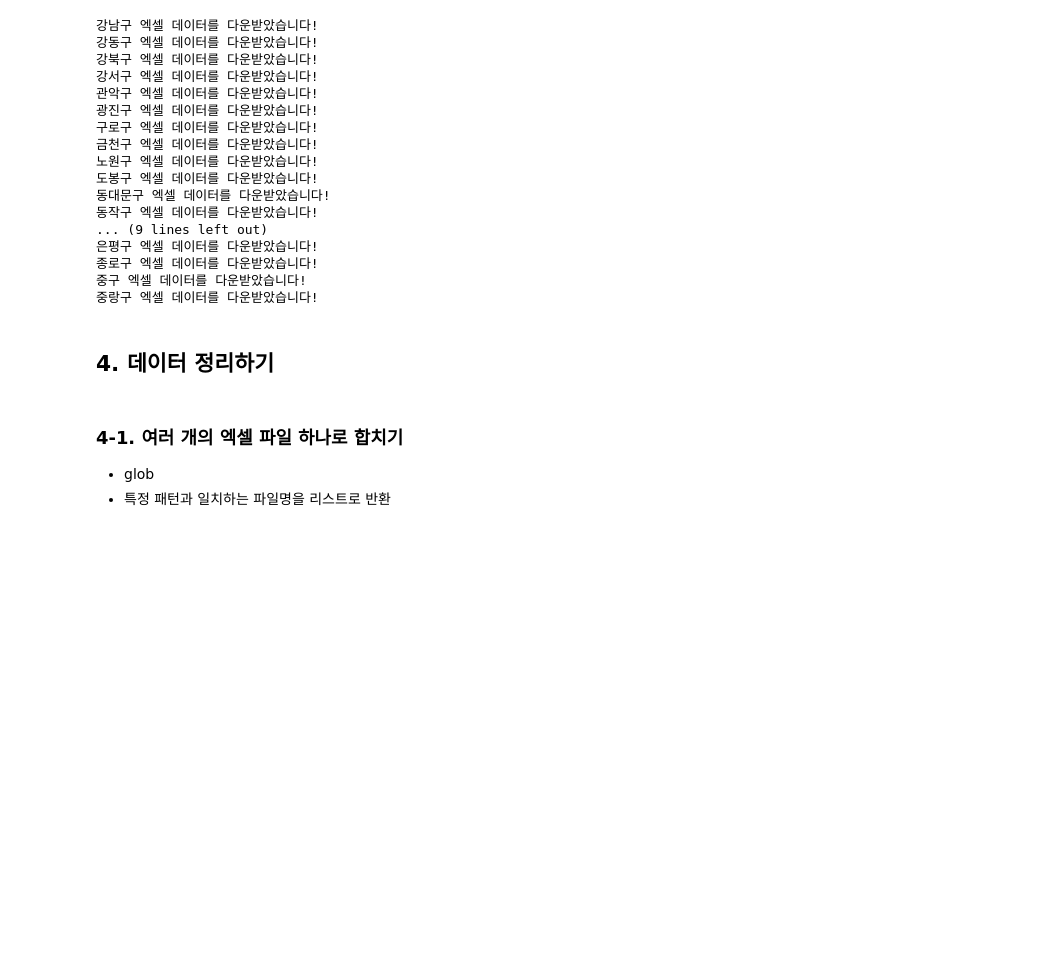
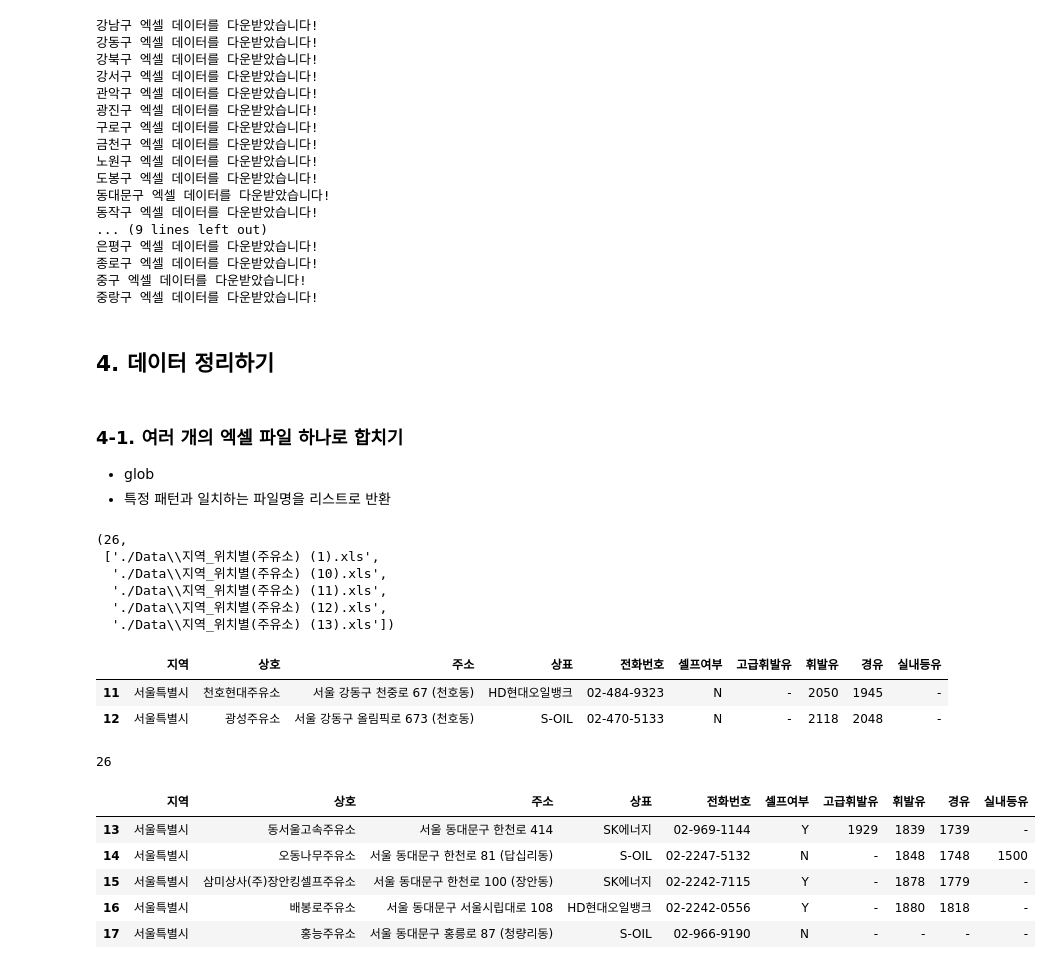
Before and after one commit to OhByungJik1222/Zerobase, a Jupyter notebook: Python 데이터 분석/08. 서울시 주유소 유가 분석.ipynb, the cells around one changed output. Cells and saved outputs as stored; diff of their text form; code cells hidden in the pictures; blank space fills up the shorter version.

```diff
--- a/Python 데이터 분석/08. 서울시 주유소 유가 분석.ipynb
+++ b/Python 데이터 분석/08. 서울시 주유소 유가 분석.ipynb
@@ -260,3 +260,40 @@ driver.quit()
 ### **4-1. 여러 개의 엑셀 파일 하나로 합치기**
 - glob
 - 특정 패턴과 일치하는 파일명을 리스트로 반환
+# %%
+station_files = glob('./Data/*.xls')
+len(station_files), station_files[:5]
+# %% [output]
+(26,
+ ['./Data\\지역_위치별(주유소) (1).xls',
+  './Data\\지역_위치별(주유소) (10).xls',
+  './Data\\지역_위치별(주유소) (11).xls',
+  './Data\\지역_위치별(주유소) (12).xls',
+  './Data\\지역_위치별(주유소) (13).xls'])
+# %%
+tmp = pd.read_excel(station_files[0], header=2)
+tmp.tail(2)
+# %% [output]
+|  | 지역 | 상호 | 주소 | 상표 | 전화번호 | 셀프여부 | 고급휘발유 | 휘발유 | 경유 | 실내등유 |
+| 11 | 서울특별시 | 천호현대주유소 | 서울 강동구 천중로 67 (천호동) | HD현대오일뱅크 | 02-484-9323 | N | - | 2050 | 1945 | - |
+| 12 | 서울특별시 | 광성주유소 | 서울 강동구 올림픽로 673 (천호동) | S-OIL | 02-470-5133 | N | - | 2118 | 2048 | - |
+# %%
+tmp_raw = []
+for file_name in station_files:
+    # 엑셀 파일을 Pandas 데이터프레임으로 저장
+    tmp = pd.read_excel(file_name, header=2)
+    # 데이터프레임을 리스트안에 저장
+    tmp_raw.append(tmp)
+# %%
+len(tmp_raw)
+# %% [output]
+26
+# %%
+tmp_raw[1].tail()
+# %% [output]
+|  | 지역 | 상호 | 주소 | 상표 | 전화번호 | 셀프여부 | 고급휘발유 | 휘발유 | 경유 | 실내등유 |
+| 13 | 서울특별시 | 동서울고속주유소 | 서울 동대문구 한천로 414 | SK에너지 | 02-969-1144 | Y | 1929 | 1839 | 1739 | - |
+| 14 | 서울특별시 | 오동나무주유소 | 서울 동대문구 한천로 81 (답십리동) | S-OIL | 02-2247-5132 | N | - | 1848 | 1748 | 1500 |
+| 15 | 서울특별시 | 삼미상사(주)장안킹셀프주유소 | 서울 동대문구 한천로 100 (장안동) | SK에너지 | 02-2242-7115 | Y | - | 1878 | 1779 | - |
+| 16 | 서울특별시 | 배봉로주유소 | 서울 동대문구 서울시립대로 108 | HD현대오일뱅크 | 02-2242-0556 | Y | - | 1880 | 1818 | - |
+| 17 | 서울특별시 | 홍능주유소 | 서울 동대문구 홍릉로 87 (청량리동) | S-OIL | 02-966-9190 | N | - | - | - | - |
```
Also changed, not shown: parts of 27 cells of this notebook, 1 other file.
